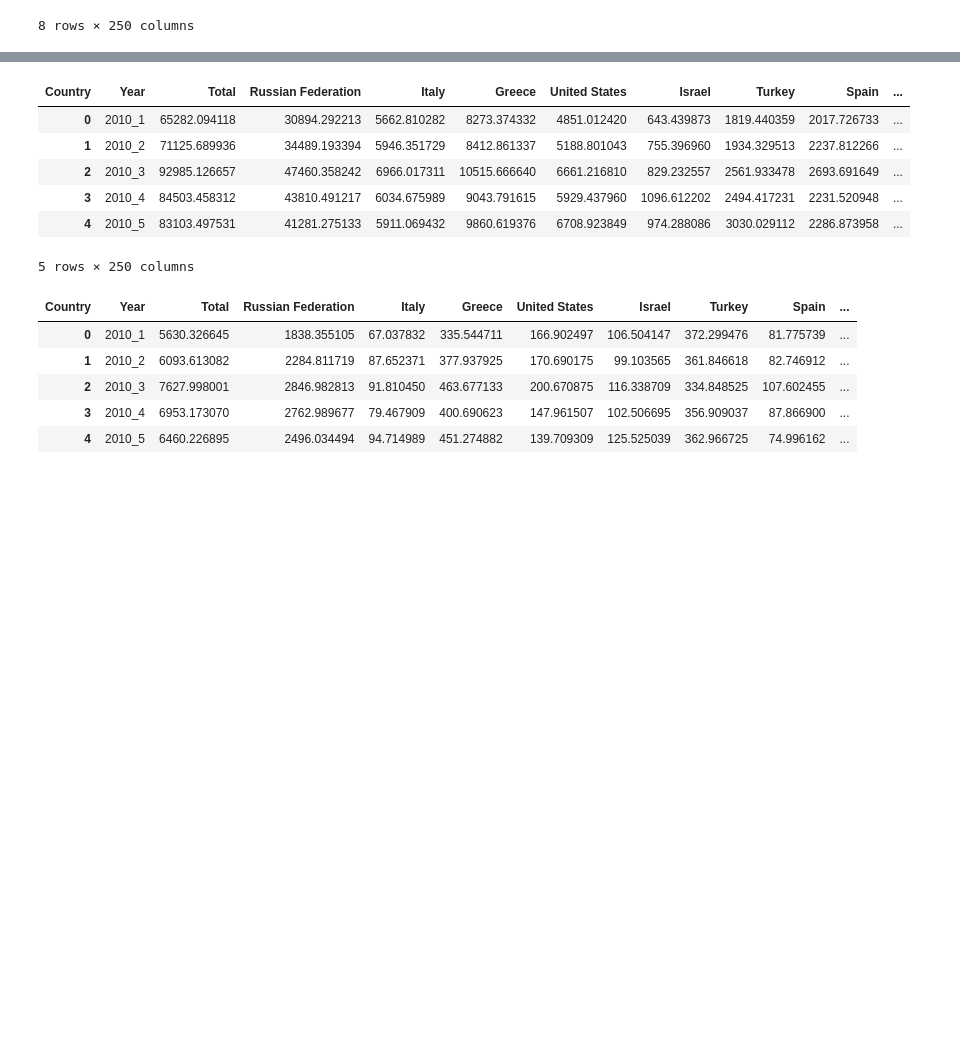
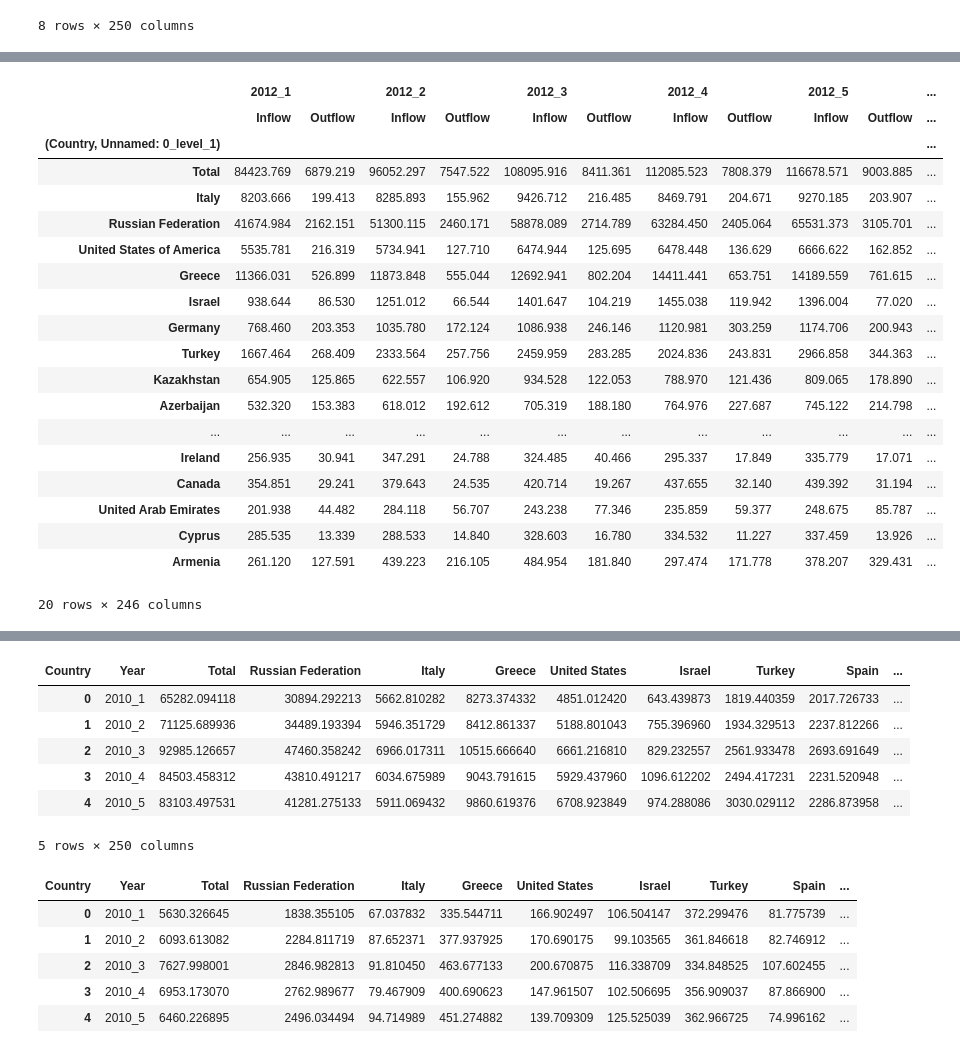
Before and after one commit to spyderroque/Georgia-Ukraine-War, a Jupyter notebook: Economics/Economics.ipynb, the cells around one changed output, grey strips where cells are left out. Saved outputs shown, nothing was run; the diff lists cells and outputs as text; code cells hidden in the pictures; blank space fills up the shorter version.

```diff
--- a/Economics/Economics.ipynb
+++ b/Economics/Economics.ipynb
@@ -406,0 +461,7 @@ df_Remissions.set_index([("Country", "Unnamed: 0_level_1")], inplace=True)
+# %%
+df_Remissions_part2.fillna(value=0, inplace= True)
+# %%
+column_name = []
+for year_prefix in range(2012,2023):
+    for month_suffix in range(1,13):
+        column_name.append(str("{}_{}".format(year_prefix, month_suffix)))
@@ -407,2 +478,28 @@ df_Remissions.set_index([("Country", "Unnamed: 0_level_1")], inplace=True)
+# %%
+for x in range(0, len(column_name)):
+    df_Remissions_part2.rename(columns={df_Remissions_part2.columns.values[x*2][0]:column_name[x], df_Remissions_part2.columns.values[x*2+1][0]:column_name[x]}, inplace=True)
+# %%
+df_Remissions_part2.sort_values(by=[('2022_3', 'Inflow')], ascending=False).head(20)
+# %% [output]
+|  | 2012_1 |  | 2012_2 |  | 2012_3 |  | 2012_4 |  | 2012_5 |  | ... |
+|  | Inflow | Outflow | Inflow | Outflow | Inflow | Outflow | Inflow | Outflow | Inflow | Outflow | ... |
+| (Country, Unnamed: 0_level_1) |  |  |  |  |  |  |  |  |  |  | ... |
+| Total | 84423.769 | 6879.219 | 96052.297 | 7547.522 | 108095.916 | 8411.361 | 112085.523 | 7808.379 | 116678.571 | 9003.885 | ... |
+| Italy | 8203.666 | 199.413 | 8285.893 | 155.962 | 9426.712 | 216.485 | 8469.791 | 204.671 | 9270.185 | 203.907 | ... |
+| Russian Federation | 41674.984 | 2162.151 | 51300.115 | 2460.171 | 58878.089 | 2714.789 | 63284.450 | 2405.064 | 65531.373 | 3105.701 | ... |
+| United States of America | 5535.781 | 216.319 | 5734.941 | 127.710 | 6474.944 | 125.695 | 6478.448 | 136.629 | 6666.622 | 162.852 | ... |
+| Greece | 11366.031 | 526.899 | 11873.848 | 555.044 | 12692.941 | 802.204 | 14411.441 | 653.751 | 14189.559 | 761.615 | ... |
+| Israel | 938.644 | 86.530 | 1251.012 | 66.544 | 1401.647 | 104.219 | 1455.038 | 119.942 | 1396.004 | 77.020 | ... |
+| Germany | 768.460 | 203.353 | 1035.780 | 172.124 | 1086.938 | 246.146 | 1120.981 | 303.259 | 1174.706 | 200.943 | ... |
+| Turkey | 1667.464 | 268.409 | 2333.564 | 257.756 | 2459.959 | 283.285 | 2024.836 | 243.831 | 2966.858 | 344.363 | ... |
+| Kazakhstan | 654.905 | 125.865 | 622.557 | 106.920 | 934.528 | 122.053 | 788.970 | 121.436 | 809.065 | 178.890 | ... |
+| Azerbaijan | 532.320 | 153.383 | 618.012 | 192.612 | 705.319 | 188.180 | 764.976 | 227.687 | 745.122 | 214.798 | ... |
+| ... | ... | ... | ... | ... | ... | ... | ... | ... | ... | ... | ... |
+| Ireland | 256.935 | 30.941 | 347.291 | 24.788 | 324.485 | 40.466 | 295.337 | 17.849 | 335.779 | 17.071 | ... |
+| Canada | 354.851 | 29.241 | 379.643 | 24.535 | 420.714 | 19.267 | 437.655 | 32.140 | 439.392 | 31.194 | ... |
+| United Arab Emirates | 201.938 | 44.482 | 284.118 | 56.707 | 243.238 | 77.346 | 235.859 | 59.377 | 248.675 | 85.787 | ... |
+| Cyprus | 285.535 | 13.339 | 288.533 | 14.840 | 328.603 | 16.780 | 334.532 | 11.227 | 337.459 | 13.926 | ... |
+| Armenia | 261.120 | 127.591 | 439.223 | 216.105 | 484.954 | 181.840 | 297.474 | 171.778 | 378.207 | 329.431 | ... |
+20 rows × 246 columns
 # %%
 df_Remissions=df_Remissions.join(df_Remissions_part2)
```
Also changed, not shown: parts of 12 cells of this notebook.
